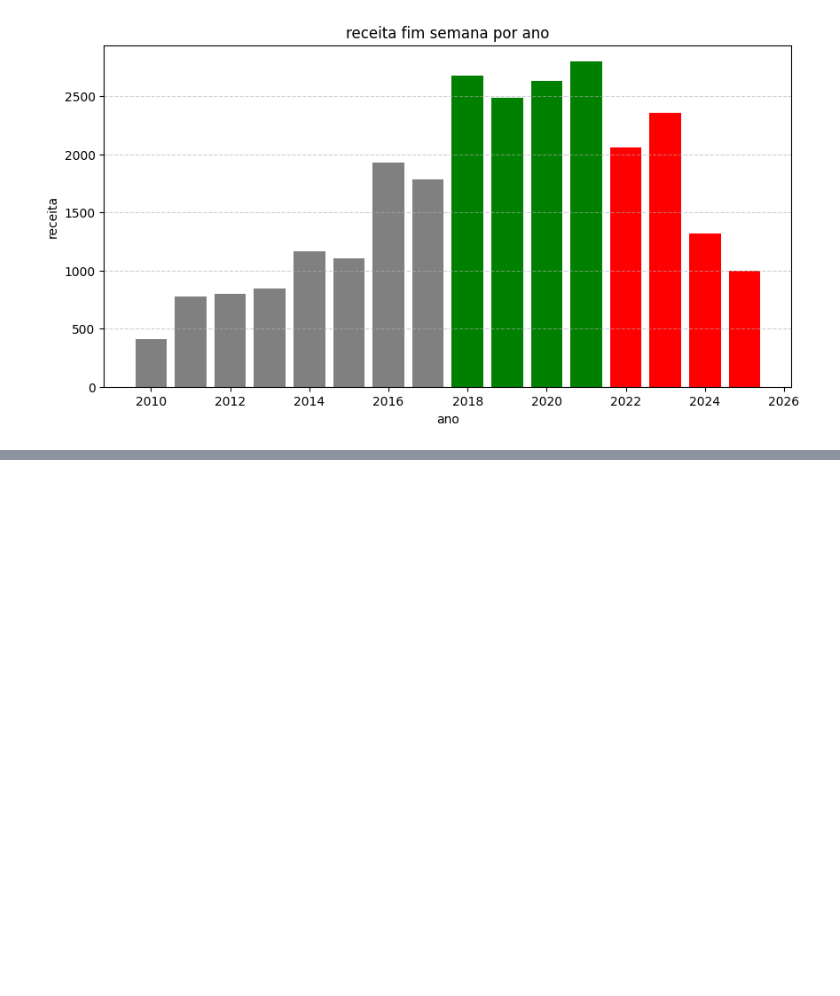
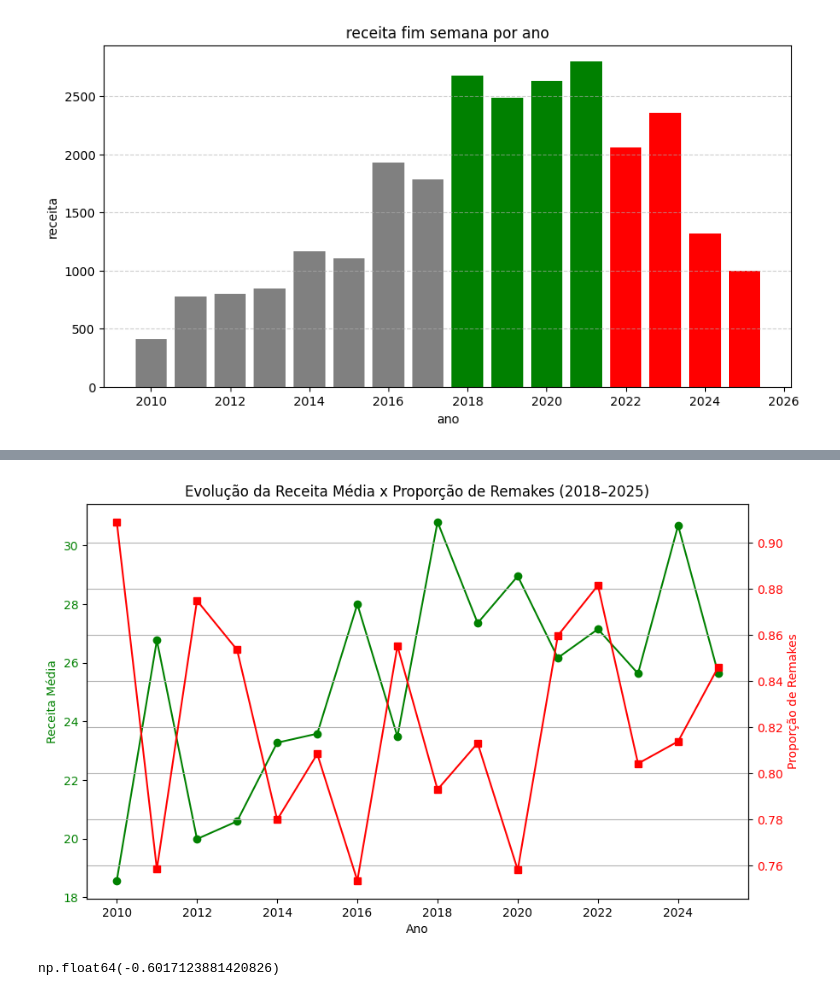
Before and after one commit to Carlos-Rafael-Dev/Data_Analytics, a Jupyter notebook: Produtora MegaPik/Movies MegaPik.ipynb, the cells around one changed output, grey strips where cells are left out. Drawn from its saved outputs; the diff is of its cells as text; code cells hidden in the pictures; blank space fills up the shorter version.

Commit message:
Analise temporal SQL + Produtos unificados

```diff
--- a/Produtora MegaPik/Movies MegaPik.ipynb
+++ b/Produtora MegaPik/Movies MegaPik.ipynb
@@ -530,0 +501,5 @@ Quantidade de filmes sci-fi em outubro:  21
+# %%
+# Contar quantos filmes foram lançados por ano
+filmes_por_ano = df.groupby("ano")["nome do filme"].count().reset_index(name="qtd_filmes")
+
+print ("", filmes_por_ano)
@@ -530,0 +524,5 @@ Quantidade de filmes sci-fi em outubro:  21
+# %%
+# Calcular a receita média por filme em cada ano
+receita_media_por_ano = df.groupby("ano")["receita fim semana abertura"].mean().reset_index(name="receita_media")
+
+print(receita_media_por_ano)
@@ -530,0 +585,8 @@ Quantidade de filmes sci-fi em outubro:  21
+# %%
+analise_periodos = (
+    filmes_por_ano
+    .merge(receita_media_por_ano, on="ano")
+    .merge(remakes_por_ano, on="ano")
+)
+
+display(analise_periodos)
@@ -530,0 +611,26 @@ Quantidade de filmes sci-fi em outubro:  21
+# %%
+import matplotlib.pyplot as plt
+
+fig, ax1 = plt.subplots(figsize=(10,6))
+
+# Linha 1: receita média
+ax1.plot(analise_periodos["ano"], analise_periodos["receita_media"], color="green", marker="o", label="Receita Média (US$ milhões)")
+ax1.set_xlabel("Ano")
+ax1.set_ylabel("Receita Média", color="green")
+ax1.tick_params(axis="y", labelcolor="green")
+
+# Linha 2: proporção de remakes
+ax2 = ax1.twinx()
+ax2.plot(analise_periodos["ano"], analise_periodos["proporcao_remakes"], color="red", marker="s", label="Proporção de Remakes")
+ax2.set_ylabel("Proporção de Remakes", color="red")
+ax2.tick_params(axis="y", labelcolor="red")
+
+plt.title("Evolução da Receita Média x Proporção de Remakes (2018–2025)")
+plt.grid(True)
+plt.show()
+# %% [output]
+[figure, added]
+# %%
+analise_periodos["proporcao_remakes"].corr(analise_periodos["receita_media"])
+# %% [output]
+np.float64(-0.6017123881420826)
```
Also changed, not shown: parts of 7 cells of this notebook, 5 other files.
